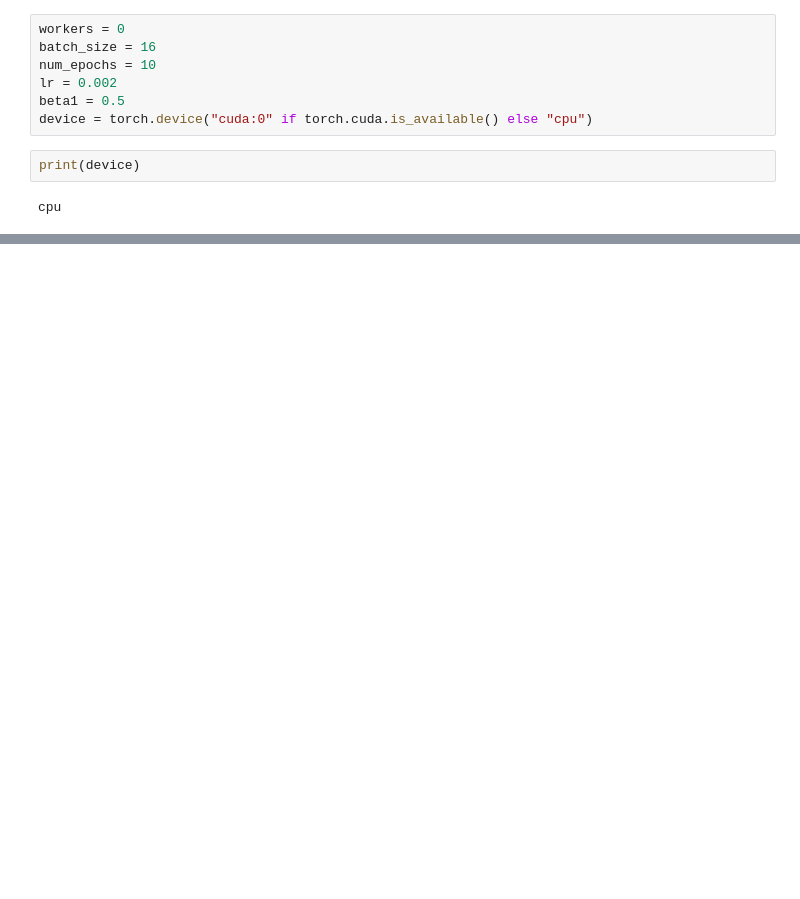
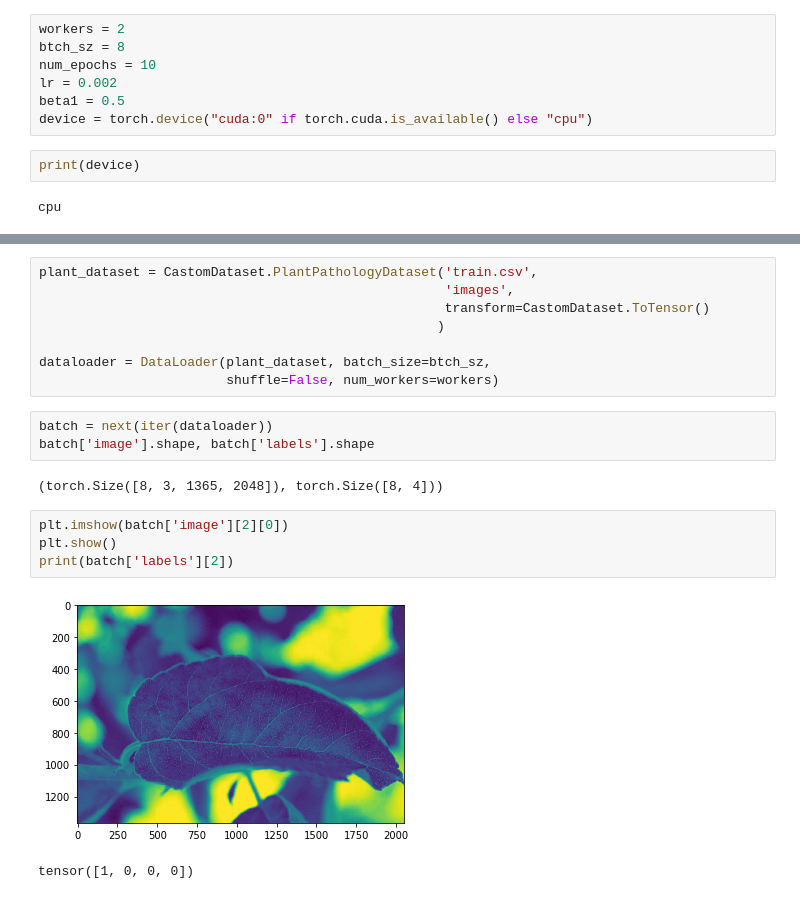
Before and after one commit to akorol98/Plant-Pathology, a Jupyter notebook: main.ipynb, the cells around one changed output, grey strips where cells are left out. Drawn from its saved outputs; the diff is of its cells as text; blank space fills up the shorter version.

Commit message:
format dataloader

```diff
--- a/main.ipynb
+++ b/main.ipynb
@@ -12,6 +8,6 @@ ModuleNotFoundError: No module named 'skimage'
 # %%
-workers = 0
-batch_size = 16
+workers = 2
+btch_sz = 8
 num_epochs = 10
 lr = 0.002
 beta1 = 0.5
@@ -120,0 +46,20 @@ False
+# %%
+plant_dataset = CastomDataset.PlantPathologyDataset('train.csv',
+                                                    'images',
+                                                    transform=CastomDataset.ToTensor()
+                                                   )
+
+dataloader = DataLoader(plant_dataset, batch_size=btch_sz,
+                        shuffle=False, num_workers=workers)
+# %%
+batch = next(iter(dataloader))
+batch['image'].shape, batch['labels'].shape
+# %% [output]
+(torch.Size([8, 3, 1365, 2048]), torch.Size([8, 4]))
+# %%
+plt.imshow(batch['image'][2][0])
+plt.show()
+print(batch['labels'][2])
+# %% [output]
+[figure, added]
+tensor([1, 0, 0, 0])
```
Also changed, not shown: parts of 12 cells of this notebook.
